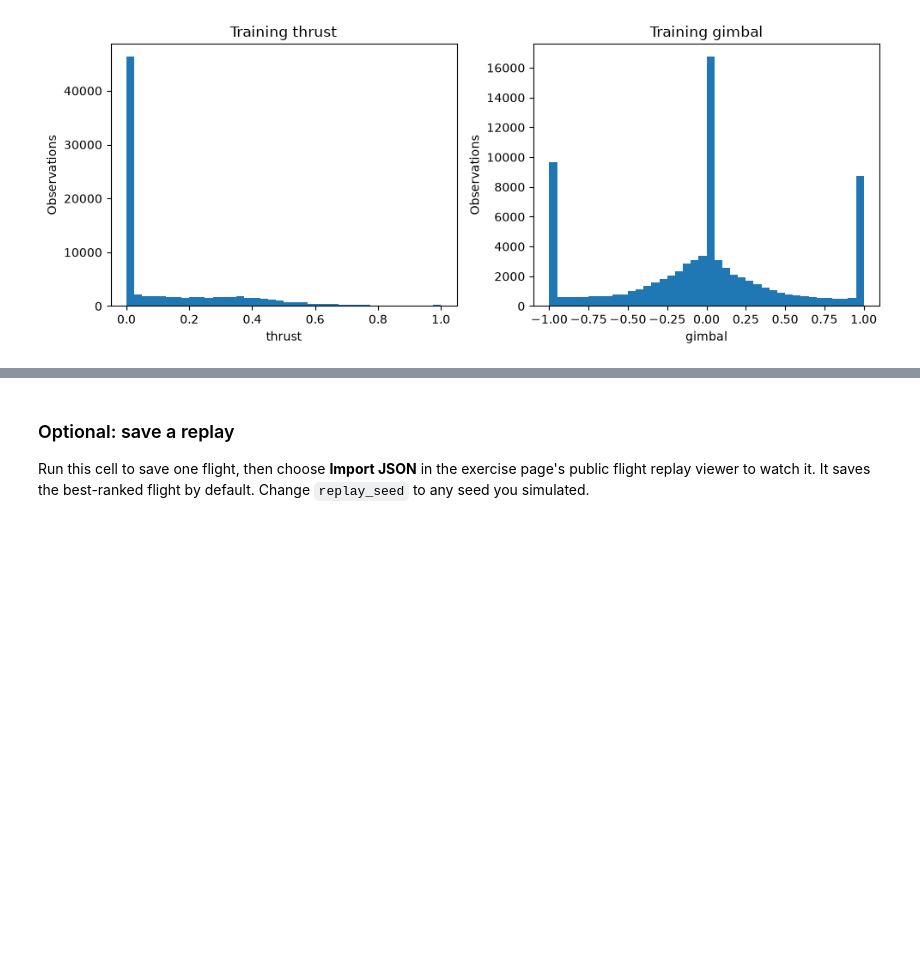
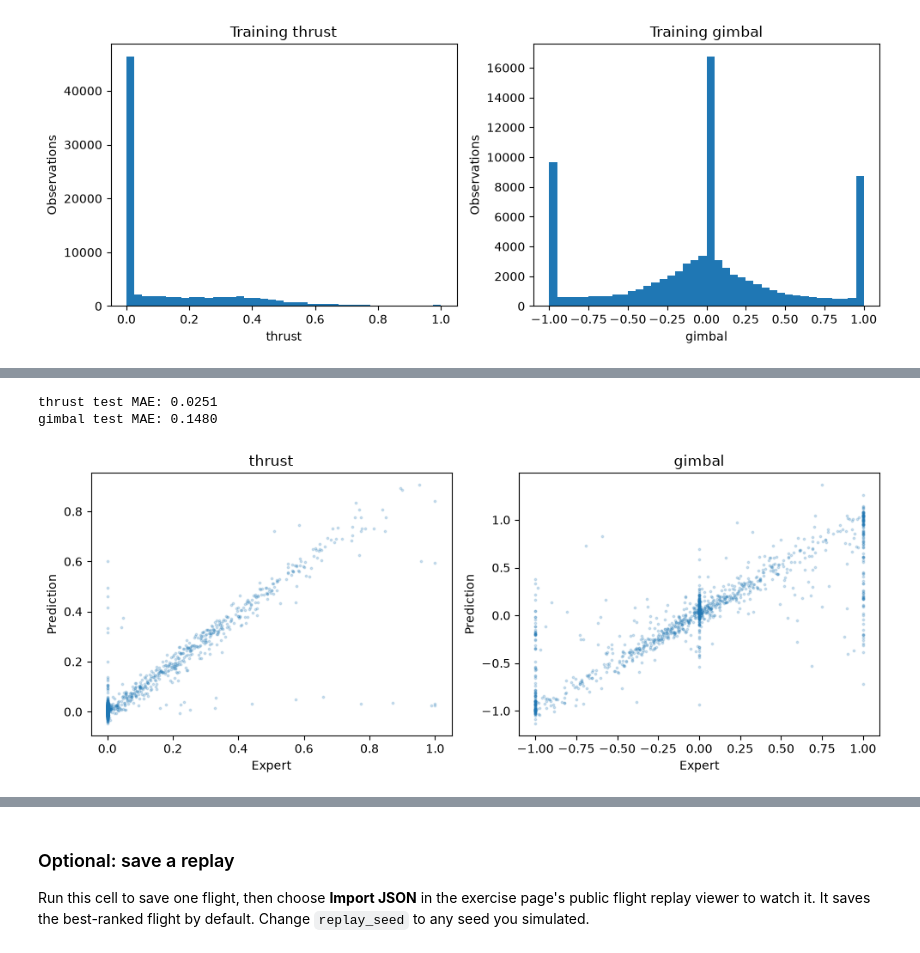
Before and after one commit to Archie-C/Archie-C.github.io, a Jupyter notebook: courses/deep-learning-aau/topics/03-neural-networks/exercises/practical-exercise/mytrain.ipynb, the cells around one changed output, grey strips where cells are left out. Drawn from its saved outputs; the diff is of its cells as text; code cells hidden in the pictures; blank space fills up the shorter version.

Commit message:
feat: improving my model and notebook

```diff
--- a/courses/deep-learning-aau/topics/03-neural-networks/exercises/practical-exercise/mytrain.ipynb
+++ b/courses/deep-learning-aau/topics/03-neural-networks/exercises/practical-exercise/mytrain.ipynb
@@ -509,0 +195,17 @@ Final state. Safe landing limits: |vx| <= 1.5 m/s, -3.0 <= vy <= 0 m/s, |tilt| <
+# %%
+from model import create_model
+
+tuned_model, tuning_results, tuning_histories = tune_model(
+    model_factory=create_model,
+    train_x=train_x,
+    train_y=train_y,
+    val_x=val_x,
+    val_y=val_y,
+    optimiser_class=optimiser,
+    loss_fn=loss_fn,
+    learning_rates=learning_rates,
+    batch_sizes=batch_sizes,
+    max_epochs=max_epochs,
+    early_stopping_patience=early_stopping_patience,
+    model_name="BaseModel",
+)
@@ -509,0 +237,27 @@ Final state. Safe landing limits: |vx| <= 1.5 m/s, -3.0 <= vy <= 0 m/s, |tilt| <
+# %%
+# Putting the evaluation code in a function so it can be reused
+def evaluate_model(model, test_x, test_y):
+    model.eval()
+    with torch.no_grad():
+        predictions = model(test_x).detach().cpu().numpy()
+
+    test_y_cpu = test_y.detach().cpu().numpy()
+
+    errors = np.abs(predictions - test_y_cpu)
+    for i, target in enumerate(TARGETS):
+        print(f"{target} test MAE: {errors[:, i].mean():.4f}")
+
+    fig, axes = plt.subplots(1, 2, figsize=(10, 4))
+
+    for i, (ax, target) in enumerate(zip(axes, TARGETS)):
+        ax.scatter(test_y_cpu[::10, i], predictions[::10, i], s=3, alpha=0.2)
+        ax.set(xlabel="Expert", ylabel="Prediction", title=target)
+
+    plt.tight_layout()
+    plt.show()
+# %%
+evaluate_model(tuned_model, test_x, test_y)
+# %% [output]
+thrust test MAE: 0.0251
+gimbal test MAE: 0.1480
+[figure, added]
```
Also changed, not shown: parts of 62 cells of this notebook, 14 other files.
